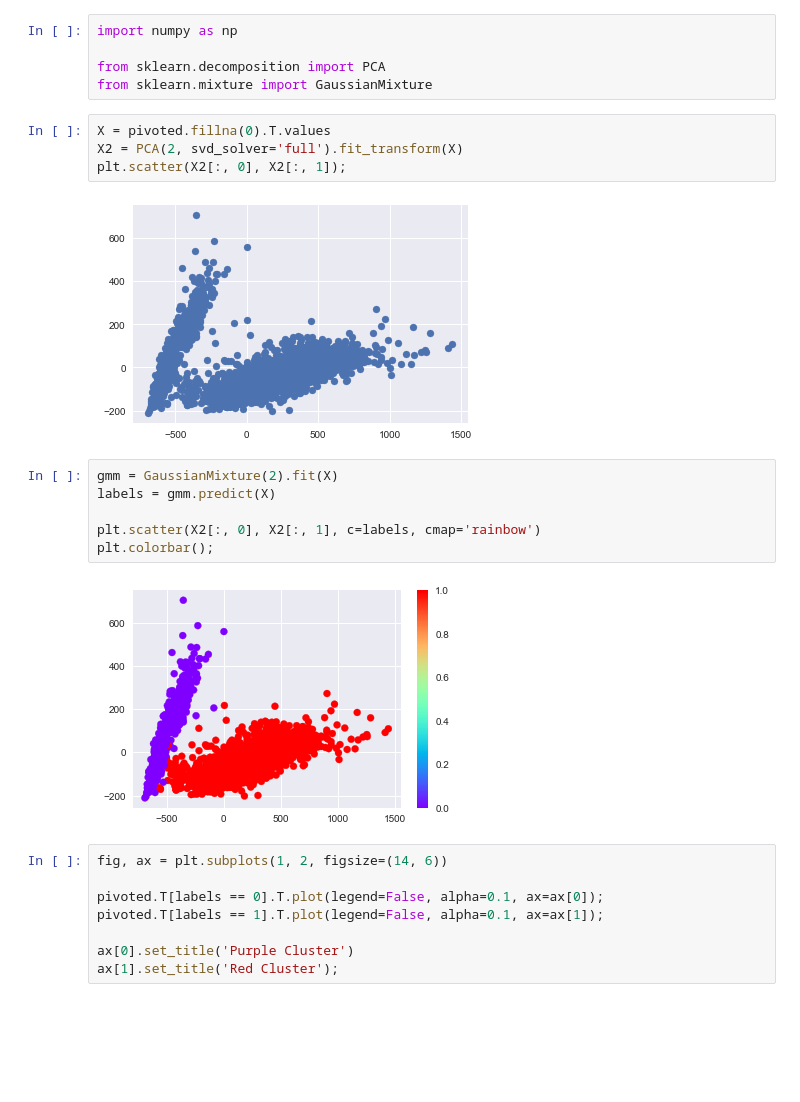
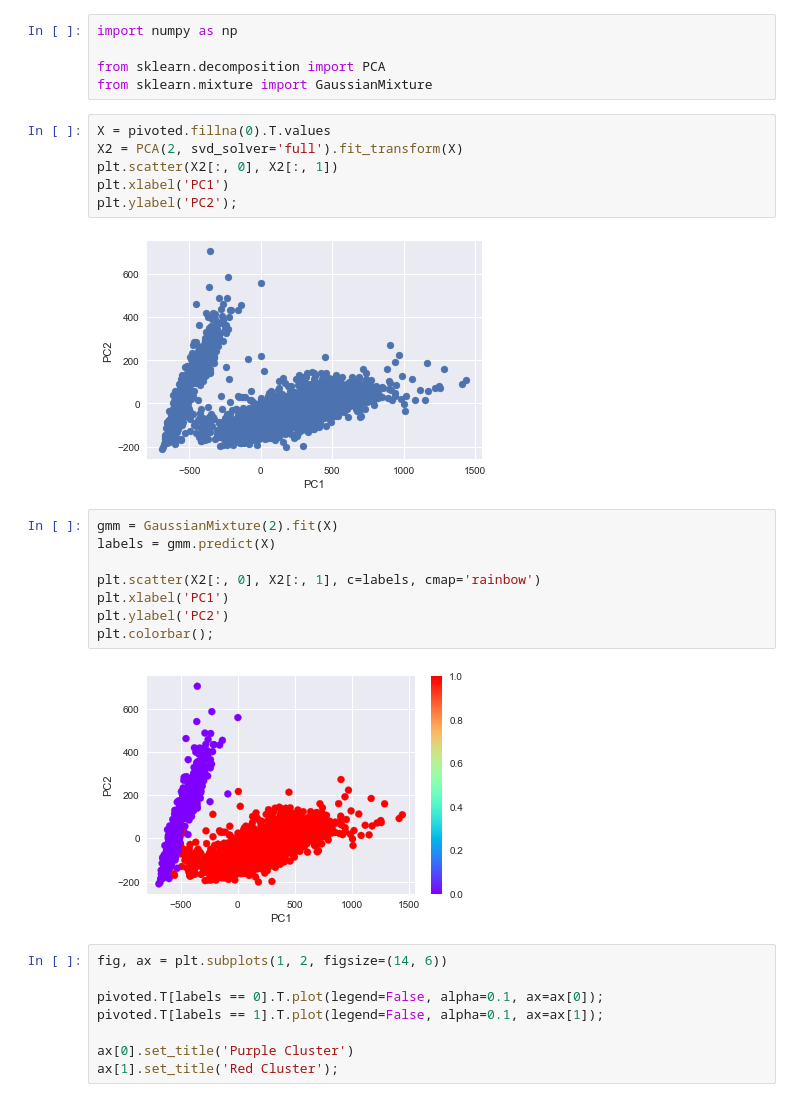
Before and after one commit to jamesmyatt/2018-05-jupyter-demo, a Jupyter notebook: notebooks/1-jvdp-fremont-bridge-analysis.ipynb, the cells around one changed output. Saved outputs shown, nothing was run; the diff lists cells and outputs as text; blank space fills up the shorter version.

```diff
--- a/notebooks/1-jvdp-fremont-bridge-analysis.ipynb
+++ b/notebooks/1-jvdp-fremont-bridge-analysis.ipynb
@@ -75,17 +75,21 @@ from sklearn.mixture import GaussianMixture
 # %%
 X = pivoted.fillna(0).T.values
 X2 = PCA(2, svd_solver='full').fit_transform(X)
-plt.scatter(X2[:, 0], X2[:, 1]);
+plt.scatter(X2[:, 0], X2[:, 1])
+plt.xlabel('PC1')
+plt.ylabel('PC2');
 # %% [output]
-[figure, old version]
+[figure, new version]
 # %%
 gmm = GaussianMixture(2).fit(X)
 labels = gmm.predict(X)
 
 plt.scatter(X2[:, 0], X2[:, 1], c=labels, cmap='rainbow')
+plt.xlabel('PC1')
+plt.ylabel('PC2')
 plt.colorbar();
 # %% [output]
-[figure, old version]
+[figure, new version]
 # %%
 fig, ax = plt.subplots(1, 2, figsize=(14, 6))
 
```
Also changed, not shown: parts of 1 cell of this notebook.
